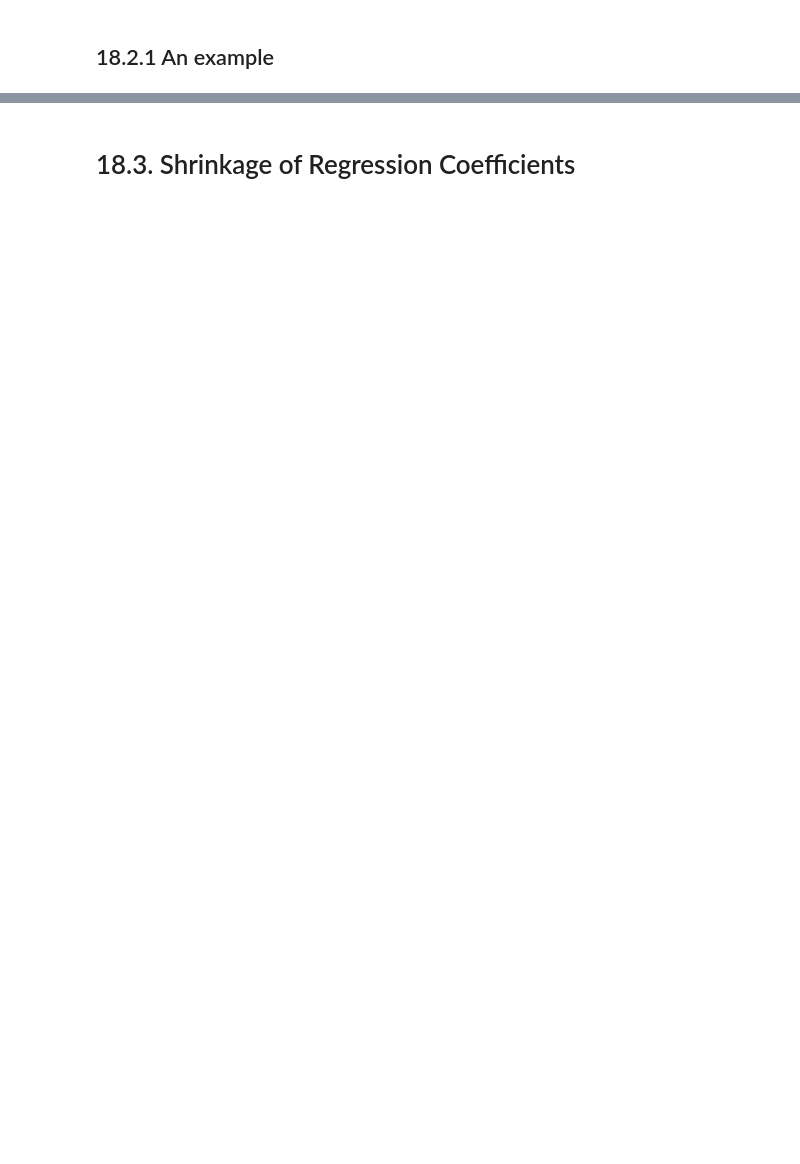
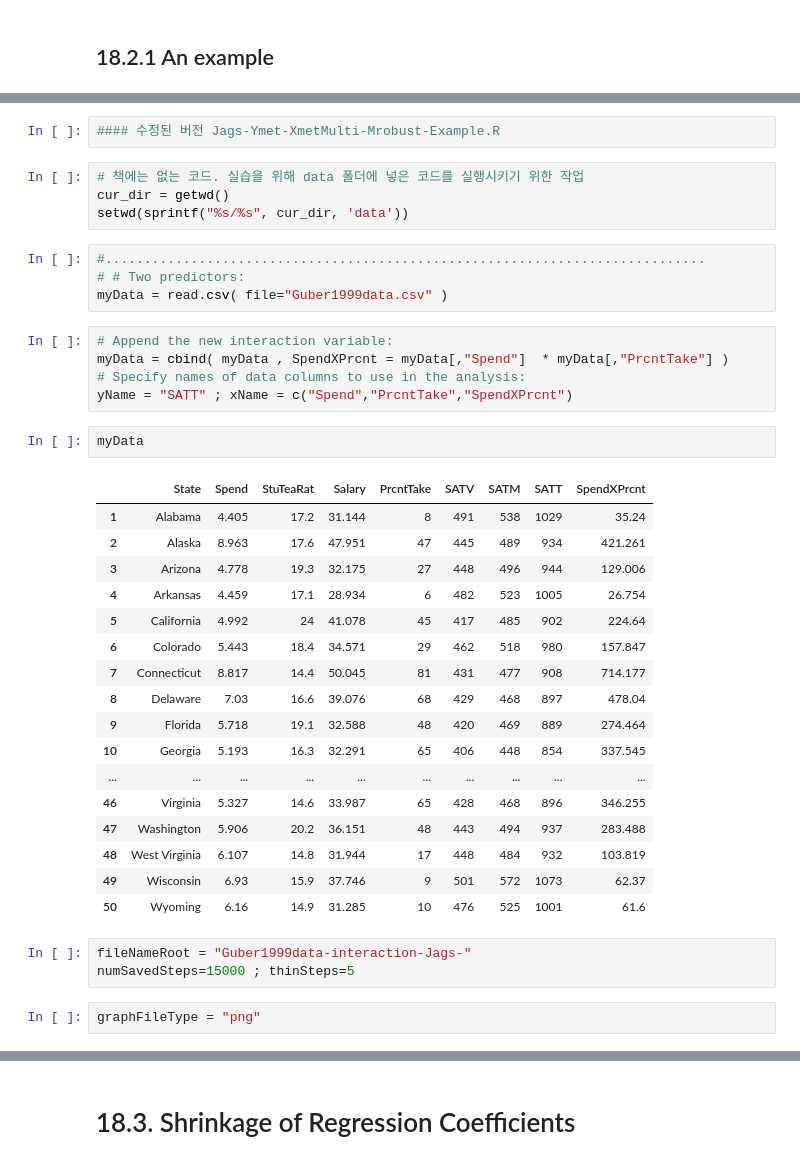
Before and after one commit to psygrammer/bayesianR, a Jupyter notebook: part4/ch18/18_Metric_Predicted_Variable_with_Multiple_Metric_Predictors.ipynb, the cells around one changed output, grey strips where cells are left out. Drawn from its saved outputs; the diff is of its cells as text; blank space fills up the shorter version.

```diff
--- a/part4/ch18/18_Metric_Predicted_Variable_with_Multiple_Metric_Predictors.ipynb
+++ b/part4/ch18/18_Metric_Predicted_Variable_with_Multiple_Metric_Predictors.ipynb
@@ -285,0 +342,40 @@ with the jth predictor values,
+# %%
+#### 수정된 버전 Jags-Ymet-XmetMulti-Mrobust-Example.R
+# %%
+# 책에는 없는 코드. 실습을 위해 data 폴더에 넣은 코드를 실행시키기 위한 작업
+cur_dir = getwd()
+setwd(sprintf("%s/%s", cur_dir, 'data'))
+# %%
+#.............................................................................
+# # Two predictors:
+myData = read.csv( file="Guber1999data.csv" )
+# %%
+# Append the new interaction variable:
+myData = cbind( myData , SpendXPrcnt = myData[,"Spend"]  * myData[,"PrcntTake"] )
+# Specify names of data columns to use in the analysis:
+yName = "SATT" ; xName = c("Spend","PrcntTake","SpendXPrcnt")
+# %%
+myData
+# %% [output]
+|  | State | Spend | StuTeaRat | Salary | PrcntTake | SATV | SATM | SATT | SpendXPrcnt |
+| 1 | Alabama | 4.405 | 17.2 | 31.144 | 8 | 491 | 538 | 1029 | 35.24 |
+| 2 | Alaska | 8.963 | 17.6 | 47.951 | 47 | 445 | 489 | 934 | 421.261 |
+| 3 | Arizona | 4.778 | 19.3 | 32.175 | 27 | 448 | 496 | 944 | 129.006 |
+| 4 | Arkansas | 4.459 | 17.1 | 28.934 | 6 | 482 | 523 | 1005 | 26.754 |
+| 5 | California | 4.992 | 24 | 41.078 | 45 | 417 | 485 | 902 | 224.64 |
+| 6 | Colorado | 5.443 | 18.4 | 34.571 | 29 | 462 | 518 | 980 | 157.847 |
+| 7 | Connecticut | 8.817 | 14.4 | 50.045 | 81 | 431 | 477 | 908 | 714.177 |
+| 8 | Delaware | 7.03 | 16.6 | 39.076 | 68 | 429 | 468 | 897 | 478.04 |
+| 9 | Florida | 5.718 | 19.1 | 32.588 | 48 | 420 | 469 | 889 | 274.464 |
+| 10 | Georgia | 5.193 | 16.3 | 32.291 | 65 | 406 | 448 | 854 | 337.545 |
+| ... | ... | ... | ... | ... | ... | ... | ... | ... | ... |
+| 46 | Virginia | 5.327 | 14.6 | 33.987 | 65 | 428 | 468 | 896 | 346.255 |
+| 47 | Washington | 5.906 | 20.2 | 36.151 | 48 | 443 | 494 | 937 | 283.488 |
+| 48 | West Virginia | 6.107 | 14.8 | 31.944 | 17 | 448 | 484 | 932 | 103.819 |
+| 49 | Wisconsin | 6.93 | 15.9 | 37.746 | 9 | 501 | 572 | 1073 | 62.37 |
+| 50 | Wyoming | 6.16 | 14.9 | 31.285 | 10 | 476 | 525 | 1001 | 61.6 |
+# %%
+fileNameRoot = "Guber1999data-interaction-Jags-"
+numSavedSteps=15000 ; thinSteps=5
+# %%
+graphFileType = "png"
```
Also changed, not shown: parts of 18 cells of this notebook.
